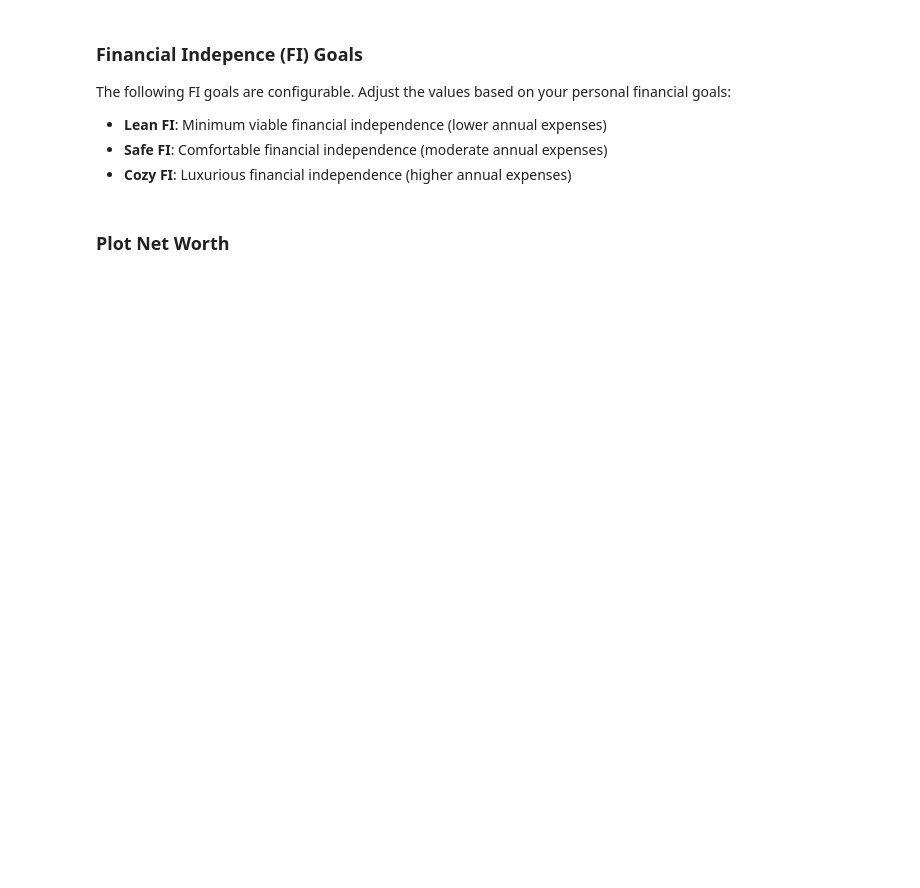
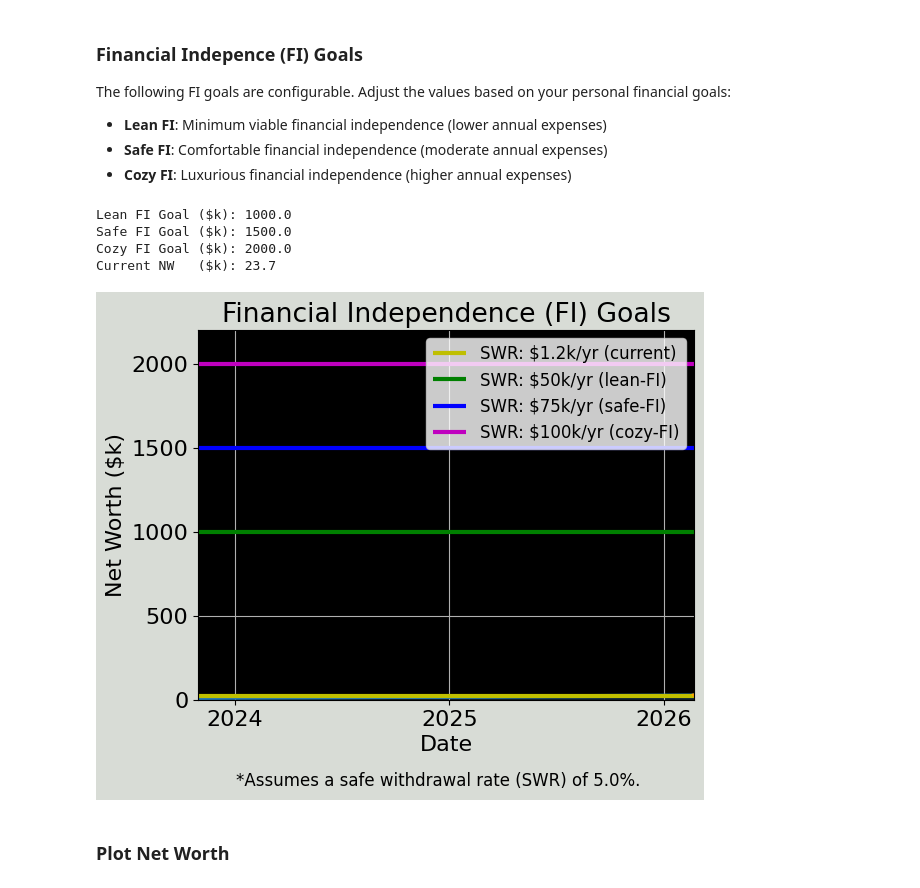
Before and after one commit to juspem/Portfolio_Analysis, a Jupyter notebook: tools/Financial_Independence_(FI)_Goals_and_Net_Worth_Visualization.ipynb, the cells around one changed output. Saved outputs shown, nothing was run; the diff lists cells and outputs as text; code cells hidden in the pictures; blank space fills up the shorter version.

```diff
--- a/tools/Financial_Independence_(FI)_Goals_and_Net_Worth_Visualization.ipynb
+++ b/tools/Financial_Independence_(FI)_Goals_and_Net_Worth_Visualization.ipynb
@@ -413,12 +418,16 @@ def fetch_portfolio_data_with_contributions(tickers, weights, start_date, end_da
     # Convert to thousands
     portfolio_values_k = [v / 1000 for v in portfolio_values]
 
-    return dates, portfolio_values_k
+    daily_returns = prices.pct_change().dropna()
+    weighted_daily = (daily_returns * weights).sum(axis=1)
+    annualized_return = (1 + weighted_daily.mean()) ** 252 - 1
+
+    return dates, portfolio_values_k, annualized_return
 # %% [markdown]
 ## Generate charts
 # %%
 # Fetch portfolio data using variables from my_portfolio.py
-date_list, net_worth_list = fetch_portfolio_data_with_contributions(
+date_list, net_worth_list, annualized_return = fetch_portfolio_data_with_contributions(
     tickers=tickers,
     weights=weights,
     start_date=start_date,
@@ -442,20 +455,26 @@ The following FI goals are configurable. Adjust the values based on your persona
 # %%
 # FI Goals - These are the only hardcoded values you should adjust
 # All values are annual withdrawal amounts in thousands ($1k)
 
-swr = 0.035           # Safe withdrawal rate (3.5%)
-lean_swr = 50         # Lean FI: $50k/year
+swr = 0.05           # Safe withdrawal rate (5%)
+lean_swr = 50        # Lean FI: $50k/year
 safe_swr = 75        # Safe FI: $75k/year
-cozy_swr = 100        # Cozy FI: $100k/year
+cozy_swr = 100       # Cozy FI: $100k/year
 
 # Plot FI goals
 plot_fi_goals(net_worth_list,
               date_list,
               swr=swr,
               lean_swr=lean_swr,
               safe_swr=safe_swr,
               cozy_swr=cozy_swr,
               end_date=datetime.today())
+# %% [output]
+Lean FI Goal ($k): 1000.0
+Safe FI Goal ($k): 1500.0
+Cozy FI Goal ($k): 2000.0
+Current NW   ($k): 23.7
+[figure, added]
 # %% [markdown]
 ### Plot Net Worth
 # %%
```
Also changed, not shown: parts of 8 cells of this notebook, 1 other file.
